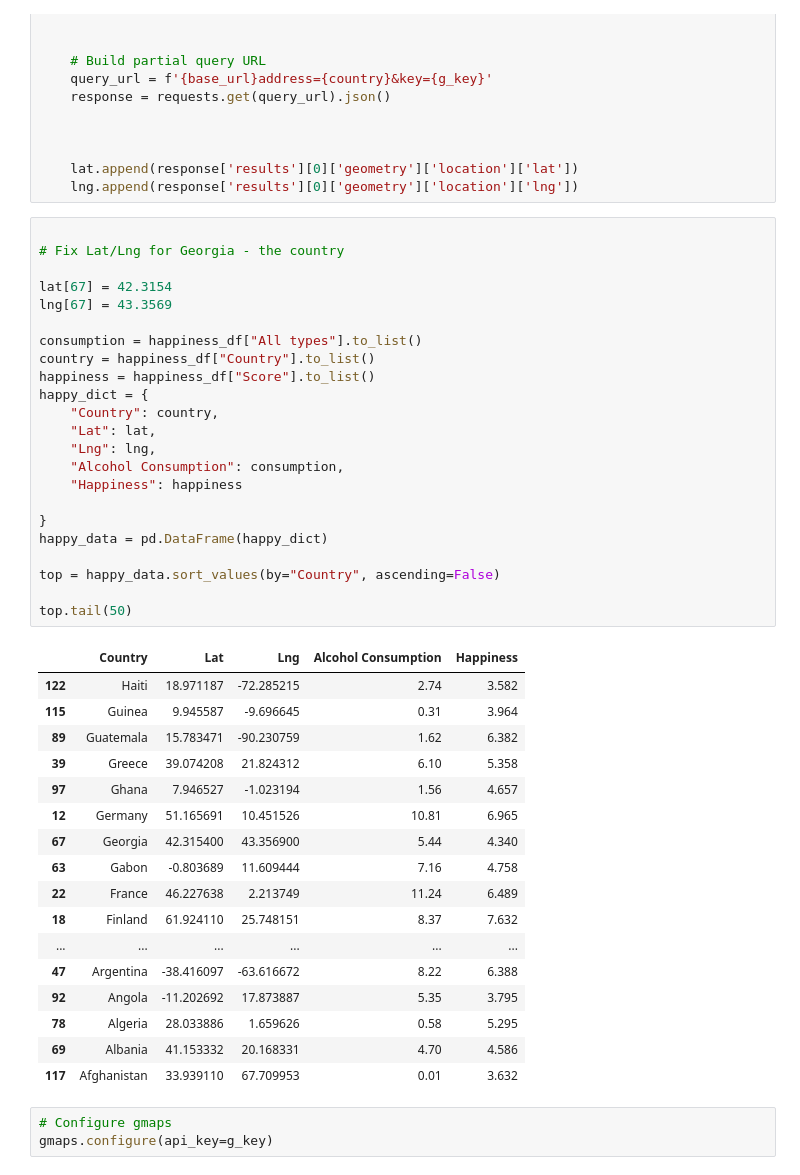
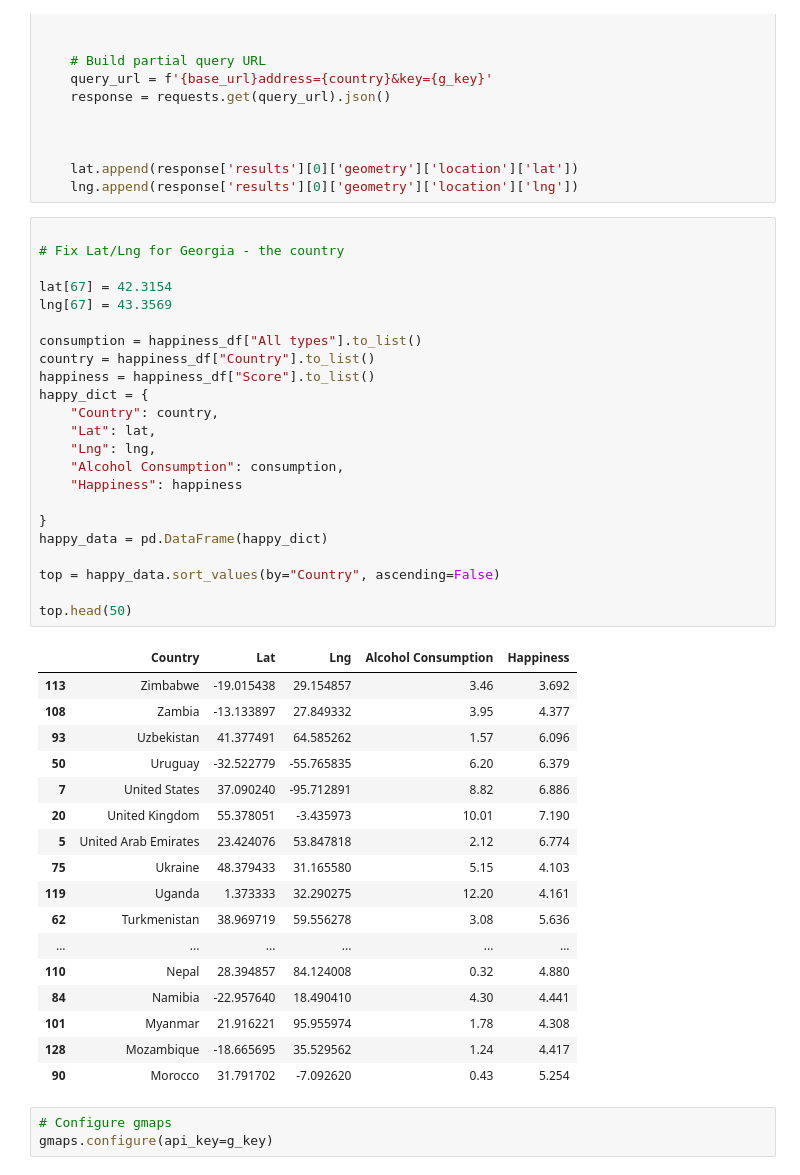
Before and after one commit to Steff-C/Project-1-Happiness-, a Jupyter notebook: Happiness vs Alcohol Heatmaps.ipynb, the cells around one changed output. Saved outputs shown, nothing was run; the diff lists cells and outputs as text.

```diff
--- a/Happiness vs Alcohol Heatmaps.ipynb
+++ b/Happiness vs Alcohol Heatmaps.ipynb
@@ -54,44 +54,44 @@ for country in country:
 # %%
 
 # Fix Lat/Lng for Georgia - the country
 
 lat[67] = 42.3154
 lng[67] = 43.3569
 
 consumption = happiness_df["All types"].to_list()
 country = happiness_df["Country"].to_list()
 happiness = happiness_df["Score"].to_list()
 happy_dict = {
     "Country": country,
     "Lat": lat,
     "Lng": lng,
     "Alcohol Consumption": consumption,
     "Happiness": happiness
 
 }
 happy_data = pd.DataFrame(happy_dict)
 
 top = happy_data.sort_values(by="Country", ascending=False)
 
-top.tail(50)
+top.head(50)
 # %% [output]
 |  | Country | Lat | Lng | Alcohol Consumption | Happiness |
-| 122 | Haiti | 18.971187 | -72.285215 | 2.74 | 3.582 |
-| 115 | Guinea | 9.945587 | -9.696645 | 0.31 | 3.964 |
-| 89 | Guatemala | 15.783471 | -90.230759 | 1.62 | 6.382 |
-| 39 | Greece | 39.074208 | 21.824312 | 6.10 | 5.358 |
-| 97 | Ghana | 7.946527 | -1.023194 | 1.56 | 4.657 |
-| 12 | Germany | 51.165691 | 10.451526 | 10.81 | 6.965 |
-| 67 | Georgia | 42.315400 | 43.356900 | 5.44 | 4.340 |
-| 63 | Gabon | -0.803689 | 11.609444 | 7.16 | 4.758 |
-| 22 | France | 46.227638 | 2.213749 | 11.24 | 6.489 |
-| 18 | Finland | 61.924110 | 25.748151 | 8.37 | 7.632 |
+| 113 | Zimbabwe | -19.015438 | 29.154857 | 3.46 | 3.692 |
+| 108 | Zambia | -13.133897 | 27.849332 | 3.95 | 4.377 |
+| 93 | Uzbekistan | 41.377491 | 64.585262 | 1.57 | 6.096 |
+| 50 | Uruguay | -32.522779 | -55.765835 | 6.20 | 6.379 |
+| 7 | United States | 37.090240 | -95.712891 | 8.82 | 6.886 |
+| 20 | United Kingdom | 55.378051 | -3.435973 | 10.01 | 7.190 |
+| 5 | United Arab Emirates | 23.424076 | 53.847818 | 2.12 | 6.774 |
+| 75 | Ukraine | 48.379433 | 31.165580 | 5.15 | 4.103 |
+| 119 | Uganda | 1.373333 | 32.290275 | 12.20 | 4.161 |
+| 62 | Turkmenistan | 38.969719 | 59.556278 | 3.08 | 5.636 |
 | ... | ... | ... | ... | ... | ... |
-| 47 | Argentina | -38.416097 | -63.616672 | 8.22 | 6.388 |
-| 92 | Angola | -11.202692 | 17.873887 | 5.35 | 3.795 |
-| 78 | Algeria | 28.033886 | 1.659626 | 0.58 | 5.295 |
-| 69 | Albania | 41.153332 | 20.168331 | 4.70 | 4.586 |
-| 117 | Afghanistan | 33.939110 | 67.709953 | 0.01 | 3.632 |
+| 110 | Nepal | 28.394857 | 84.124008 | 0.32 | 4.880 |
+| 84 | Namibia | -22.957640 | 18.490410 | 4.30 | 4.441 |
+| 101 | Myanmar | 21.916221 | 95.955974 | 1.78 | 4.308 |
+| 128 | Mozambique | -18.665695 | 35.529562 | 1.24 | 4.417 |
+| 90 | Morocco | 31.791702 | -7.092620 | 0.43 | 5.254 |
 # %%
 # Configure gmaps
 gmaps.configure(api_key=g_key)
```
Also changed, not shown: parts of 2 cells of this notebook, 5 other files.
